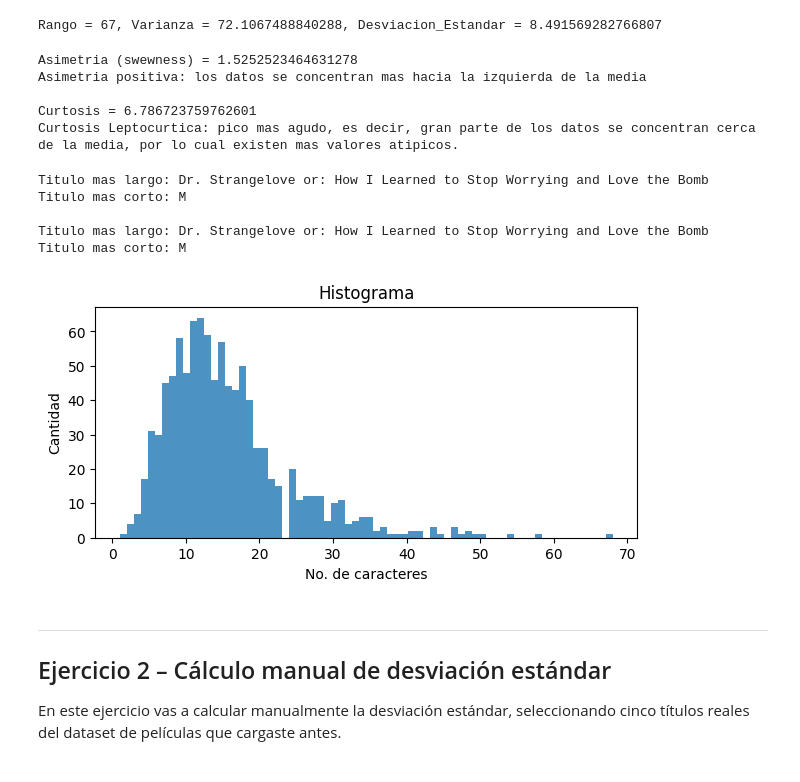
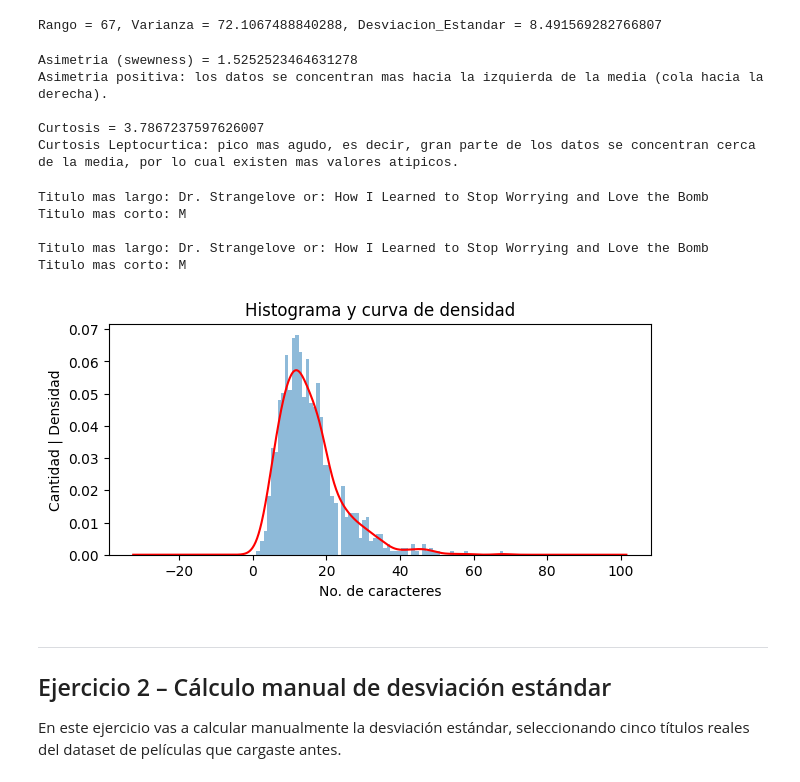
Before and after one commit to dancrg/descriptive-statistics-exercises-project-with-python, a Jupyter notebook: notebook/problems.es.ipynb, the cells around one changed output. Saved outputs shown, nothing was run; the diff lists cells and outputs as text; code cells hidden in the pictures.

```diff
--- a/notebook/problems.es.ipynb
+++ b/notebook/problems.es.ipynb
@@ -79,30 +79,30 @@ asimetria = df['title_length'].skew()
 print(f'Asimetria (swewness) = {asimetria}')
 
 if asimetria == 0:
-    print('Los datos son bastante simetricos, tal como una distribucion normal')
+    print('Los datos son bastante simetricos, tal como una distribucion normal.')
 elif asimetria > 0:
-    print('Asimetria positiva: los datos se concentran mas hacia la izquierda de la media')
+    print('Asimetria positiva: los datos se concentran mas hacia la izquierda de la media (cola hacia la derecha).')
 elif asimetria < 0:
-    print('Asimetria negativa: los datos se concentran mas hacia la derecha de la media')
+    print('Asimetria negativa: los datos se concentran mas hacia la derecha de la media (cola hacia la izquierda).')
 
 ### CURTOSIS
 
-curtosis = kurtosis(df['title_length'], fisher=False)               # Con False da curtosis total, no el exceso. (solo con scipy)
+curtosis = kurtosis(df['title_length'], fisher=True)               # Con False da curtosis total, no el exceso. (solo con scipy)
 print(f'\nCurtosis = {curtosis}')
 
-if curtosis == 3:
+if curtosis == 0:
     print('Curtosis Mesocurtica: pico similar al de una distribucion normal.')
 
-elif curtosis > 3:
+elif curtosis > 0:
     print('Curtosis Leptocurtica: pico mas agudo, es decir, gran parte de los datos se concentran cerca de la media, por lo cual existen mas valores atipicos.')
 
-elif curtosis < 3:
+elif curtosis < 0:
     print('Curtosis Platicurtica: pico mas aplanado, es decir, los datos estan mas dispersos, lo cual hace que no haya tantos valores atipicos.')
 # %% [output]
 Asimetria (swewness) = 1.5252523464631278
-Asimetria positiva: los datos se concentran mas hacia la izquierda de la media
+Asimetria positiva: los datos se concentran mas hacia la izquierda de la media (cola hacia la derecha).
 
-Curtosis = 6.786723759762601
+Curtosis = 3.7867237597626007
 Curtosis Leptocurtica: pico mas agudo, es decir, gran parte de los datos se concentran cerca de la media, por lo cual existen mas valores atipicos.
 # %%
 # Imprime el título más corto y el título más largo según su longitud
@@ -151,25 +151,23 @@ Titulo mas largo: Dr. Strangelove or: How I Learned to Stop Worrying and Love th
 Titulo mas corto: M
 # %%
 # grafica tus resultados
-
-# HISTOGRAMA --> x (# de caracteres) vs Cantidad de cada x
 
 datos = df['title_length']
 type(datos)                 # Serie
 
 conteo = df['title_length'].value_counts()
 #print(conteo)
 
 plt.figure(figsize = (7, 3))
-plt.hist(datos,bins=70,alpha=0.8)
-plt.title('Histograma')
+datos.plot(kind='hist', density=True, bins=70, alpha=0.5)       # HISTOGRAMA --> x (# de caracteres) vs Cantidad de cada x
+datos.plot(kind='kde', color='red')                             # DENSIDAD   --> x (# de caracteres) vs Densidad
+
+plt.title('Histograma y curva de densidad')
 plt.xlabel('No. de caracteres')
-plt.ylabel('Cantidad')
+plt.ylabel('Cantidad | Densidad')
 plt.show()
-
-# CURVA DE DENSIDAD:
 # %% [output]
-[figure, old version]
+[figure, new version]
 # %% [markdown]
 ---
 
```
Also changed, not shown: parts of 1 cell of this notebook.
